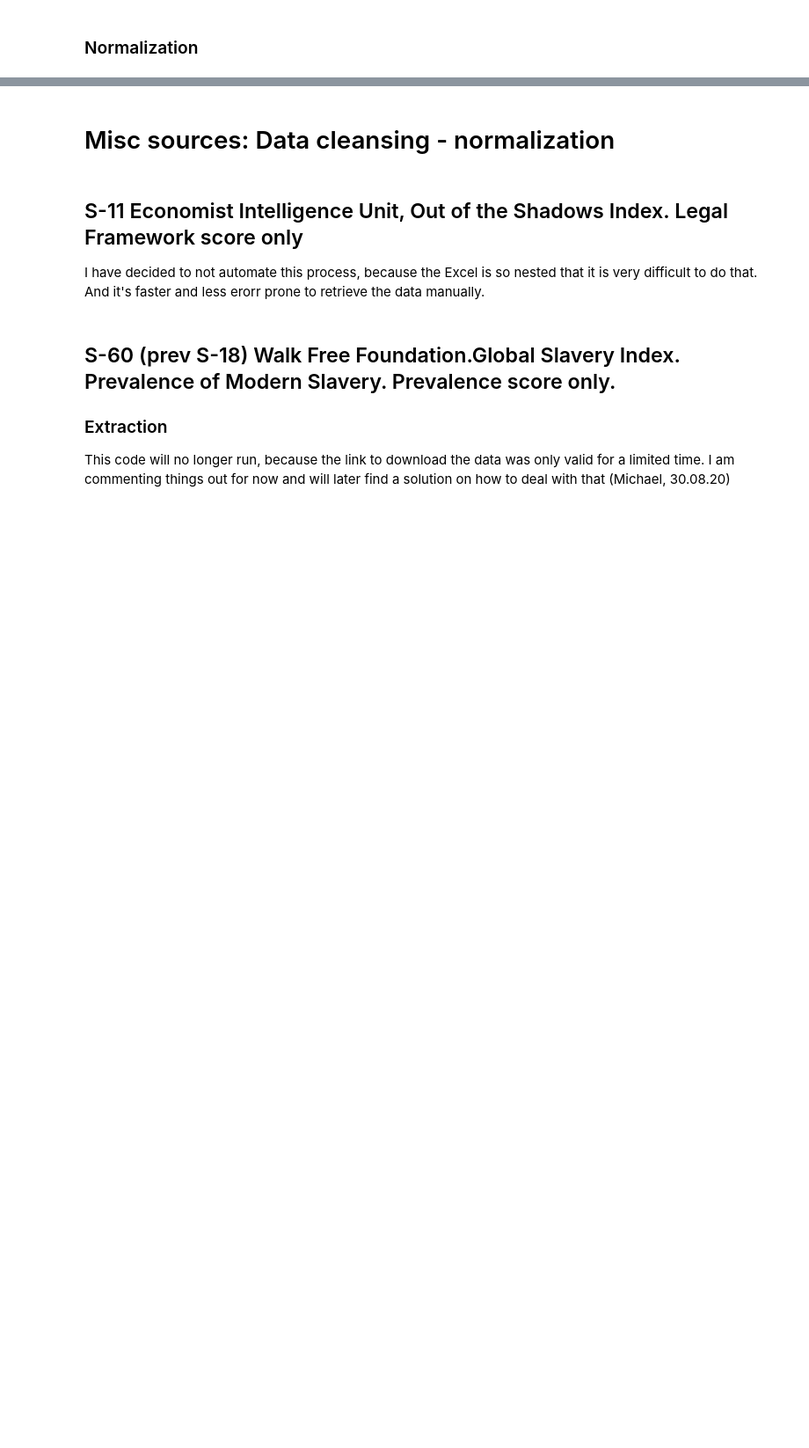
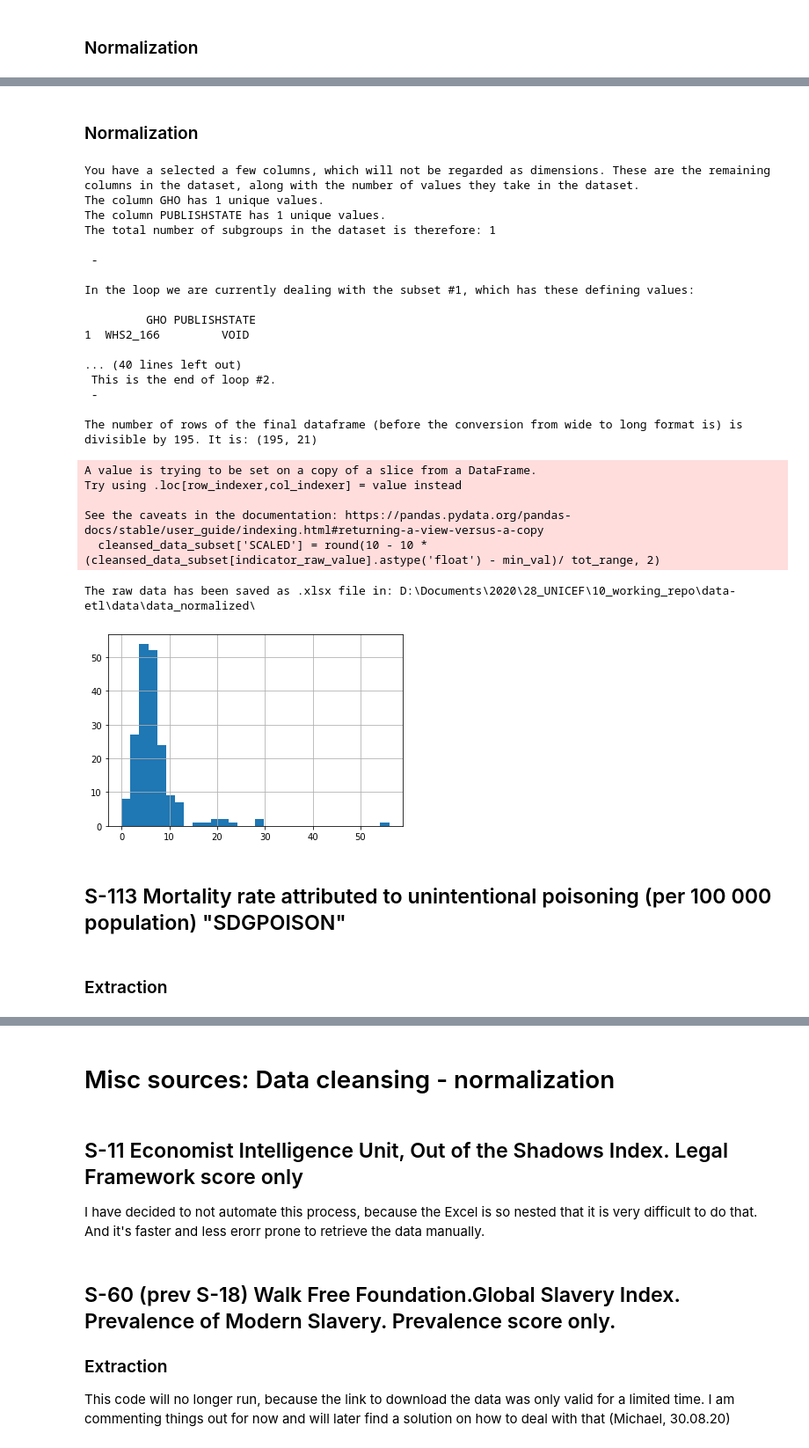
Before and after one commit to m-g-d-c/crba-etl, a Jupyter notebook: main.ipynb, the cells around one changed output, grey strips where cells are left out. Shown at 88% size. Saved outputs shown, nothing was run; the diff lists cells and outputs as text; code cells hidden in the pictures; blank space fills up the shorter version.

```diff
--- a/main.ipynb
+++ b/main.ipynb
@@ -1557,0 +2485,9 @@ Next steps:
+# %%
+# Extract raw data
+s112_raw = extract_who_api_data(
+    api_call_url = 'http://apps.who.int/gho/athena/api/GHO/WHS2_166.csv'
+)
+
+# Save raw data
+save_raw_data.save_raw_data(dataframe = s112_raw,
+             filename = 'S_112_raw.xlsx')
@@ -1557,0 +2533,61 @@ Next steps:
+# %% [markdown]
+### Normalization
+# %%
+# Scale the raw data and bring the dataframe into long formmat
+s112_normalized = scaler.normalizer(cleansed_data = s112_cleansed,
+                        indicator_raw_value = 'Display Value',
+                        indicator_code = '3.1.5',
+                        indicator_name = 'Distribution of causes of death among children aged <5 years (%)',
+                        cleansed_df_iso2_col = 'COUNTRY_ISO_3',
+                        crba_final_country_list = country_crba_list,
+                        crba_final_country_list_iso_col = 'COUNTRY_ISO_3',
+                        inverted = True,
+                        non_dim_cols = ['DATASOURCE',
+                                        'YEAR',
+                                        'REGION',
+                                        'WORLDBANKINCOMEGROUP',
+                                        'COUNTRY',
+                                        'Display Value',
+                                        'Numeric',
+                                        'Low',
+                                        'High',
+                                        'Comments',
+                                        'COUNTRY_ISO_3',
+                                        'COUNTRY_NAME',
+                                        'COUNTRY_ISO_2',
+                                        '_merge'
+                                        ]
+                       )
+
+# save normalized data
+save_normalized_data.save_normalized_data(dataframe = s112_normalized,
+             filename = 'S_112_normalized.xlsx')
+# %% [output]
+You have a selected a few columns, which will not be regarded as dimensions. These are the remaining columns in the dataset, along with the number of values they take in the dataset.
+The column GHO has 1 unique values.
+The column PUBLISHSTATE has 1 unique values.
+The total number of subgroups in the dataset is therefore: 1
+
+ -
+
+In the loop we are currently dealing with the subset #1, which has these defining values:
+
+         GHO PUBLISHSTATE
+1  WHS2_166         VOID
+
+... (40 lines left out)
+ This is the end of loop #2.
+ -
+
+The number of rows of the final dataframe (before the conversion from wide to long format is) is divisible by 195. It is: (195, 21)
+A value is trying to be set on a copy of a slice from a DataFrame.
+Try using .loc[row_indexer,col_indexer] = value instead
+
+See the caveats in the documentation: https://pandas.pydata.org/pandas-docs/stable/user_guide/indexing.html#returning-a-view-versus-a-copy
+  cleansed_data_subset['SCALED'] = round(10 - 10 * (cleansed_data_subset[indicator_raw_value].astype('float') - min_val)/ tot_range, 2)
+The raw data has been saved as .xlsx file in: D:\Documents\2020\28_UNICEF\10_working_repo\data-etl\data\data_normalized\
+[figure, added]
+# %% [markdown]
+## S-113 Mortality rate attributed to unintentional poisoning (per 100 000 population) "SDGPOISON"
+# %% [markdown]
+### Extraction
```
Also changed, not shown: parts of 91 cells of this notebook.
